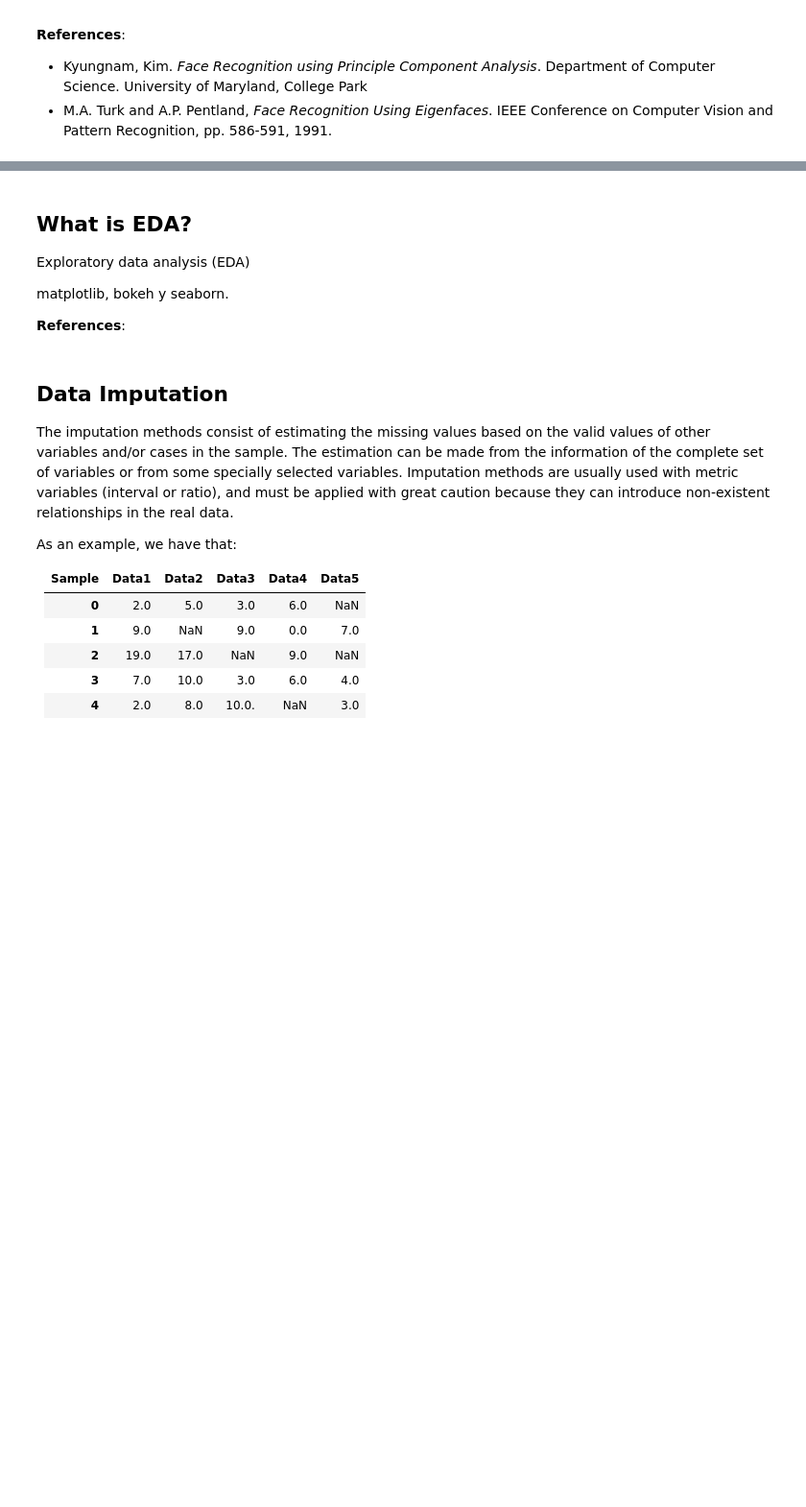
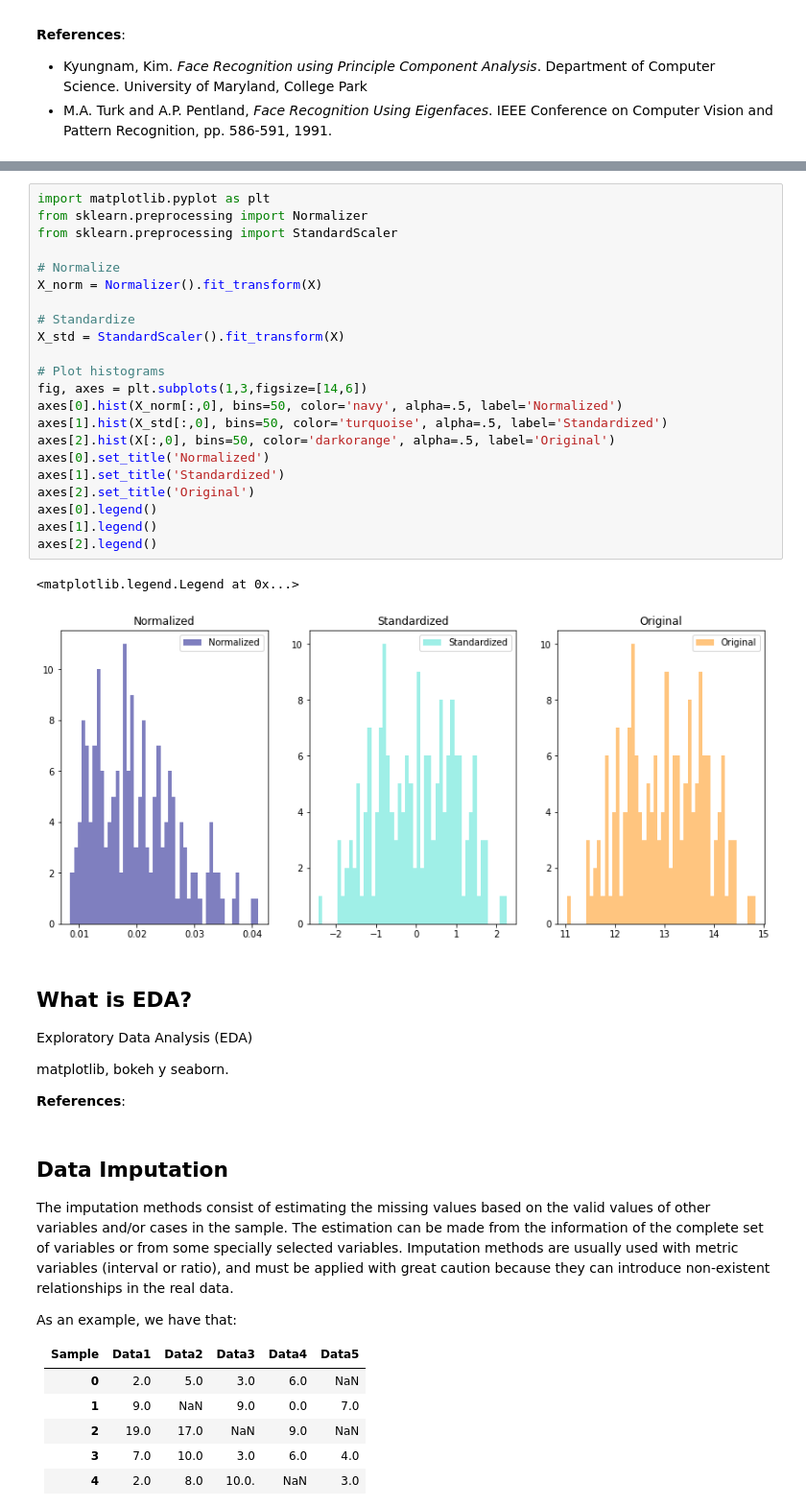
Before and after one commit to jpmh1309/mp6122_patterns, a Jupyter notebook: Notebook1.ipynb, the cells around one changed output, grey strips where cells are left out. Shown at 96% size. Drawn from its saved outputs; the diff is of its cells as text; blank space fills up the shorter version.

```diff
--- a/Notebook1.ipynb
+++ b/Notebook1.ipynb
@@ -173,7 +242,32 @@ Manual vs Lib
+# %%
+import matplotlib.pyplot as plt
+from sklearn.preprocessing import Normalizer
+from sklearn.preprocessing import StandardScaler
+
+# Normalize
+X_norm = Normalizer().fit_transform(X)
+
+# Standardize
+X_std = StandardScaler().fit_transform(X)
+
+# Plot histograms
+fig, axes = plt.subplots(1,3,figsize=[14,6])
+axes[0].hist(X_norm[:,0], bins=50, color='navy', alpha=.5, label='Normalized')
+axes[1].hist(X_std[:,0], bins=50, color='turquoise', alpha=.5, label='Standardized')
+axes[2].hist(X[:,0], bins=50, color='darkorange', alpha=.5, label='Original')
+axes[0].set_title('Normalized')
+axes[1].set_title('Standardized')
+axes[2].set_title('Original')
+axes[0].legend()
+axes[1].legend()
+axes[2].legend()
+# %% [output]
+<matplotlib.legend.Legend at 0x...>
+[figure, added]
 # %% [markdown]
 ## What is EDA?
 
-Exploratory data analysis (EDA)
+Exploratory Data Analysis (EDA)
 
 matplotlib, bokeh y seaborn.
 
```
Also changed, not shown: parts of 8 cells of this notebook, 7 other files.
